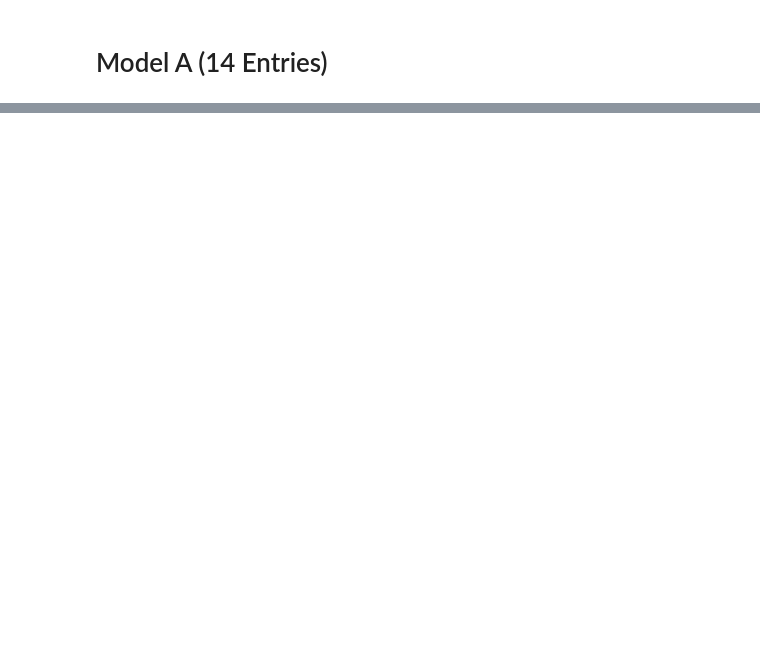
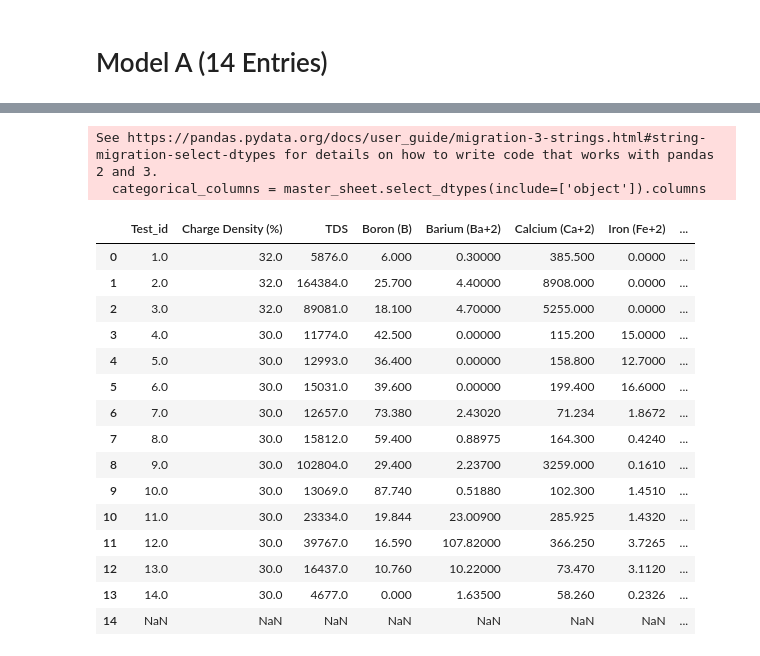
Before and after one commit to carloshurtadop9/PAM-ML-Project, a Jupyter notebook: PAM ML Notebook.ipynb, the cells around one changed output, grey strips where cells are left out. Cells and saved outputs as stored; diff of their text form; code cells hidden in the pictures; blank space fills up the shorter version.

```diff
--- a/PAM ML Notebook.ipynb
+++ b/PAM ML Notebook.ipynb
@@ -218,0 +257,29 @@ A preliminary multi-output linear regression model was trained using standard cu
+# %%
+categorical_columns = master_sheet.select_dtypes(include=['object']).columns
+encoder = OneHotEncoder(sparse_output=False)
+encoded_data = encoder.fit_transform(master_sheet[categorical_columns])
+encoded_df = pd.DataFrame(encoded_data,
+                          columns=encoder.get_feature_names_out(categorical_columns))
+final_df = pd.concat([master_sheet.drop(columns=categorical_columns), encoded_df], axis = 1)
+# %% [output]
+See https://pandas.pydata.org/docs/user_guide/migration-3-strings.html#string-migration-select-dtypes for details on how to write code that works with pandas 2 and 3.
+  categorical_columns = master_sheet.select_dtypes(include=['object']).columns
+# %%
+final_df.head(15)
+# %% [output]
+|  | Test_id | Charge Density (%) | TDS | Boron (B) | Barium (Ba+2) | Calcium (Ca+2) | Iron (Fe+2) | ... |
+| 0 | 1.0 | 32.0 | 5876.0 | 6.000 | 0.30000 | 385.500 | 0.0000 | ... |
+| 1 | 2.0 | 32.0 | 164384.0 | 25.700 | 4.40000 | 8908.000 | 0.0000 | ... |
+| 2 | 3.0 | 32.0 | 89081.0 | 18.100 | 4.70000 | 5255.000 | 0.0000 | ... |
+| 3 | 4.0 | 30.0 | 11774.0 | 42.500 | 0.00000 | 115.200 | 15.0000 | ... |
+| 4 | 5.0 | 30.0 | 12993.0 | 36.400 | 0.00000 | 158.800 | 12.7000 | ... |
+| 5 | 6.0 | 30.0 | 15031.0 | 39.600 | 0.00000 | 199.400 | 16.6000 | ... |
+| 6 | 7.0 | 30.0 | 12657.0 | 73.380 | 2.43020 | 71.234 | 1.8672 | ... |
+| 7 | 8.0 | 30.0 | 15812.0 | 59.400 | 0.88975 | 164.300 | 0.4240 | ... |
+| 8 | 9.0 | 30.0 | 102804.0 | 29.400 | 2.23700 | 3259.000 | 0.1610 | ... |
+| 9 | 10.0 | 30.0 | 13069.0 | 87.740 | 0.51880 | 102.300 | 1.4510 | ... |
+| 10 | 11.0 | 30.0 | 23334.0 | 19.844 | 23.00900 | 285.925 | 1.4320 | ... |
+| 11 | 12.0 | 30.0 | 39767.0 | 16.590 | 107.82000 | 366.250 | 3.7265 | ... |
+| 12 | 13.0 | 30.0 | 16437.0 | 10.760 | 10.22000 | 73.470 | 3.1120 | ... |
+| 13 | 14.0 | 30.0 | 4677.0 | 0.000 | 1.63500 | 58.260 | 0.2326 | ... |
+| 14 | NaN | NaN | NaN | NaN | NaN | NaN | NaN | ... |
```
Also changed, not shown: parts of 9 cells of this notebook.
